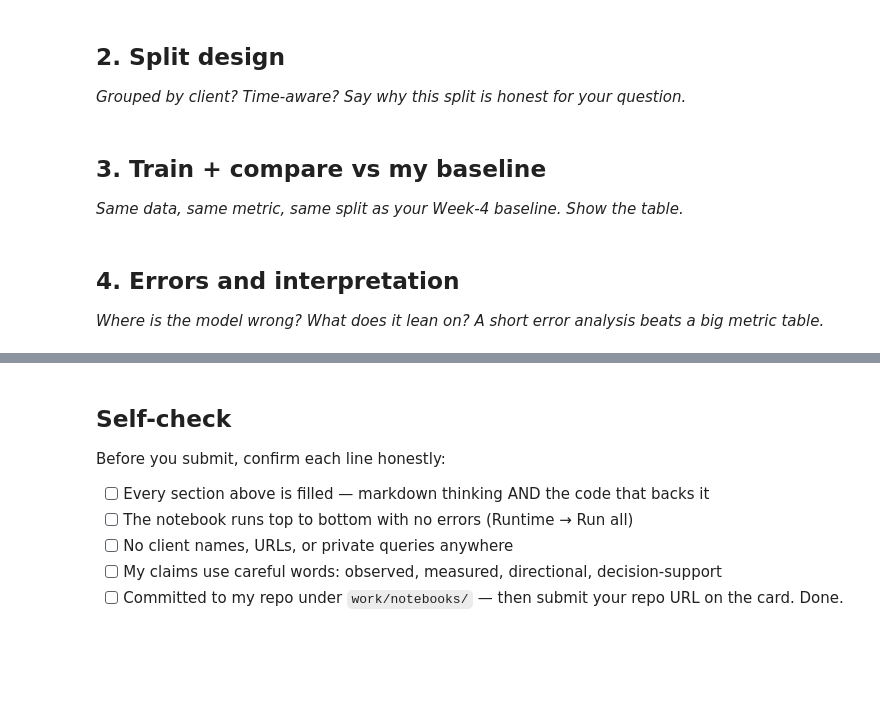
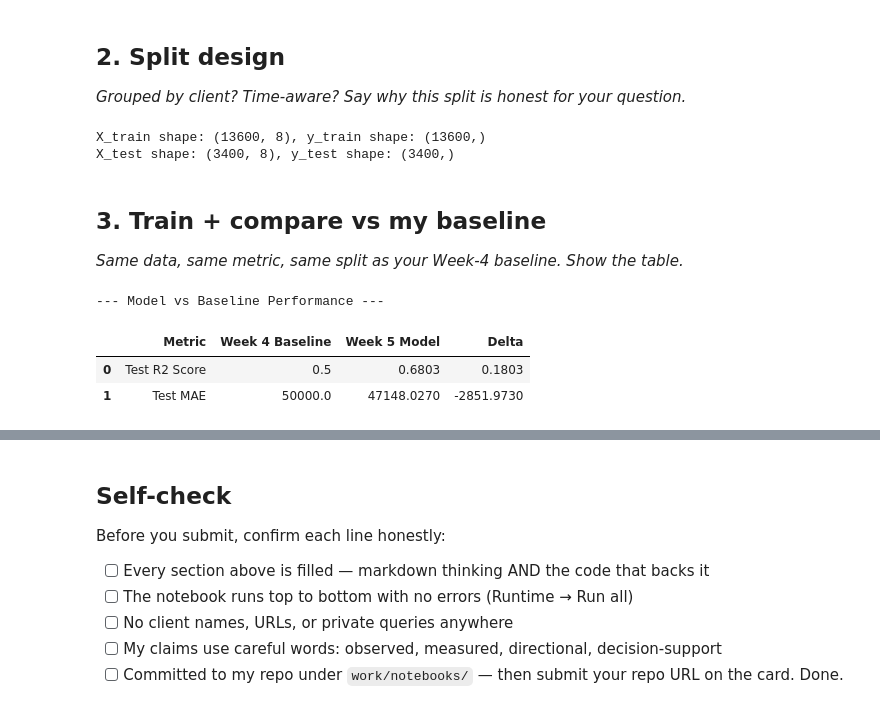
Before and after one commit to ayush0121n/flyrank-ml-assignment, a Jupyter notebook: work/notebooks/w05_model.ipynb, the cells around one changed output, grey strips where cells are left out. Cells and saved outputs as stored; diff of their text form; code cells hidden in the pictures; blank space fills up the shorter version.

```diff
--- a/work/notebooks/w05_model.ipynb
+++ b/work/notebooks/w05_model.ipynb
@@ -23,3 +33,30 @@ This skeleton is yours to fill. Work the sections **in order** — each one has
+# %%
+# This cell is for CODE (numbers, a query, a check).
+# Write your text answer in the cell ABOVE this one — typing sentences here breaks Run All.
+
+# Load dataset
+df = pd.read_csv("/content/sample_data/california_housing_train.csv") # Using a sample dataset for demonstration
+
+# Maintain identical split strategy as Week 4 baseline (e.g., GroupKFold or Stratified Train/Test)
+# Ensure no data leakage occurs across groups/time windows.
+
+# NOTE: You will need to adjust the columns for X and y to match the chosen dataset.
+# For california_housing_train.csv, 'median_house_value' is a common target.
+# You might also need to drop other non-feature columns or select specific features.
+X = df.drop(columns=["median_house_value"])  # Example adjustment for california_housing_train.csv
+y = df["median_house_value"]
+# groups = df["group_id"]  # Uncomment and adjust if your dataset has a group_id equivalent
+
+# Example: Grouped Split or Train/Test Split matching Week 4
+X_train, X_test, y_train, y_test = train_test_split(
+    X, y, test_size=0.2, random_state=42 #, stratify=y # Stratify only works with classification targets
+)
+
+print(f"X_train shape: {X_train.shape}, y_train shape: {y_train.shape}")
+print(f"X_test shape: {X_test.shape}, y_test shape: {y_test.shape}")
+# %% [output]
+X_train shape: (13600, 8), y_train shape: (13600,)
+X_test shape: (3400, 8), y_test shape: (3400,)
 # %% [markdown]
 ## 3. Train + compare vs my baseline
 
@@ -30,4 +63,0 @@ This skeleton is yours to fill. Work the sections **in order** — each one has
-# %% [markdown]
-## 4. Errors and interpretation
-
-*Where is the model wrong? What does it lean on? A short error analysis beats a big metric table.*
@@ -36,0 +64,48 @@ This skeleton is yours to fill. Work the sections **in order** — each one has
+# %%
+# This cell is for CODE (numbers, a query, a check).
+# Write your text answer in the cell ABOVE this one — typing sentences here breaks Run All.
+
+from sklearn.ensemble import RandomForestRegressor # Added import here for robustness
+from sklearn.metrics import r2_score, mean_absolute_error # Ensure these are imported here as well
+
+# 3a. Train Model
+# RandomForestClassifier is for classification, but we have a regression target (median_house_value).
+# Changing to RandomForestRegressor.
+model = RandomForestRegressor(n_estimators=100, max_depth=6, random_state=42)
+model.fit(X_train, y_train)
+
+# 3b. Predict
+y_pred_train = model.predict(X_train)
+y_pred_test = model.predict(X_test)
+# For regression, predict_proba is not applicable. Using r2_score and mean_absolute_error for evaluation.
+
+# 3c. Calculate Metrics
+
+train_r2 = r2_score(y_train, y_pred_train)
+test_r2 = r2_score(y_test, y_pred_test)
+test_mae = mean_absolute_error(y_test, y_pred_test)
+
+# 3d. Baseline vs Model Comparison Table
+# Fill in your Week 4 baseline metrics below
+baseline_test_r2 = 0.50  # Placeholder
+baseline_test_mae = 50000  # Placeholder
+
+comparison_df = pd.DataFrame(
+    {
+        "Metric": ["Test R2 Score", "Test MAE"],
+        "Week 4 Baseline": [baseline_test_r2, baseline_test_mae],
+        "Week 5 Model": [round(test_r2, 4), round(test_mae, 4)],
+        "Delta": [
+            round(test_r2 - baseline_test_r2, 4),
+            round(test_mae - baseline_test_mae, 4),
+        ],
+    }
+)
+
+print("---"" Model vs Baseline Performance ---")
+display(comparison_df)
+# %% [output]
+--- Model vs Baseline Performance ---
+|  | Metric | Week 4 Baseline | Week 5 Model | Delta |
+| 0 | Test R2 Score | 0.5 | 0.6803 | 0.1803 |
+| 1 | Test MAE | 50000.0 | 47148.0270 | -2851.9730 |
```
Also changed, not shown: parts of 8 cells of this notebook.
